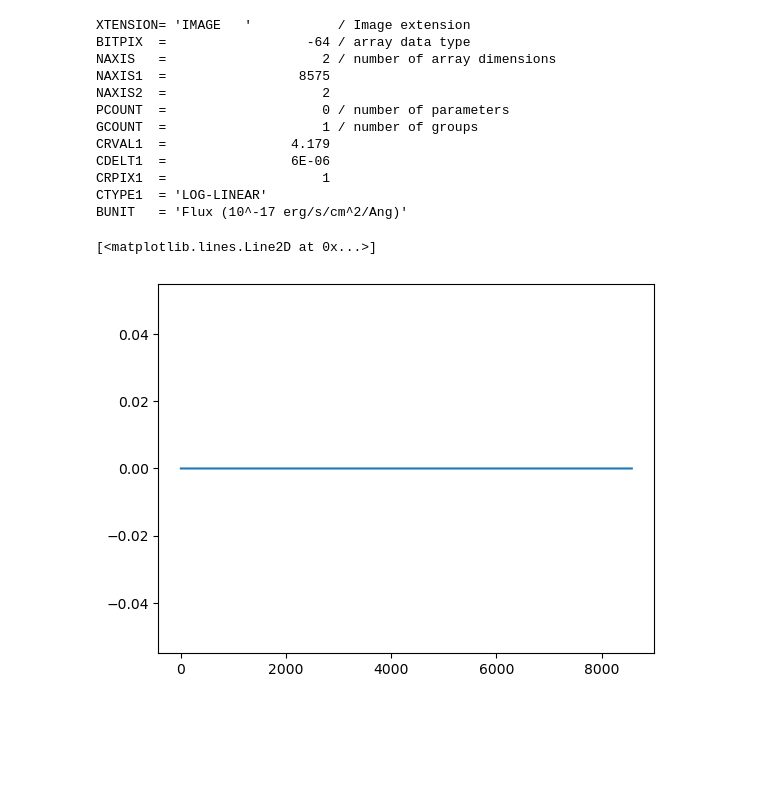
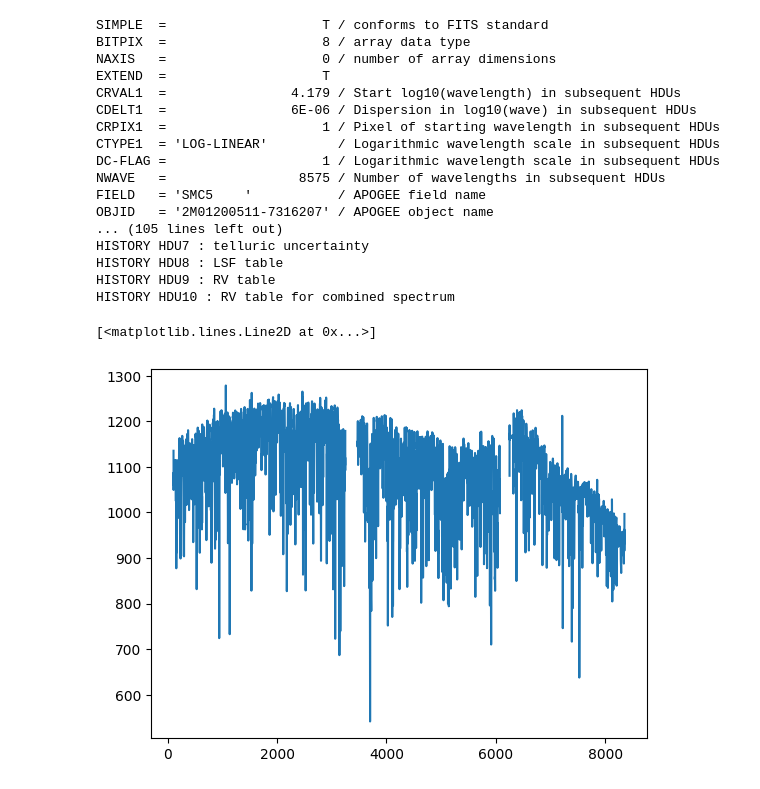
Before and after one commit to bornofthesea/synther, a Jupyter notebook: fits2txt/tests.ipynb, the cells around one changed output. Drawn from its saved outputs; the diff is of its cells as text; code cells hidden in the pictures; blank space fills up the shorter version.

```diff
--- a/fits2txt/tests.ipynb
+++ b/fits2txt/tests.ipynb
@@ -15,24 +15,29 @@ import math
 import os
 from matplotlib.ticker import (MultipleLocator, AutoMinorLocator)
 # %%
-file_path = '/home/morgan/PhD/Data/spectra/n6558/asStar-dr17-2M18101117-3144580.fits'
+file_path = '/home/morgan/PhD/Data/spectra/smc/asStar-dr17-2M01200511-7316207.fits'
 hdu = pyfits.open(file_path)
-hdu[1].header
+hdu[0].header
 # %% [output]
-XTENSION= 'IMAGE   '           / Image extension
-BITPIX  =                  -64 / array data type
-NAXIS   =                    2 / number of array dimensions
-NAXIS1  =                 8575
-NAXIS2  =                    2
-PCOUNT  =                    0 / number of parameters
-GCOUNT  =                    1 / number of groups
-CRVAL1  =                4.179
-CDELT1  =                6E-06
-CRPIX1  =                    1
-CTYPE1  = 'LOG-LINEAR'
-BUNIT   = 'Flux (10^-17 erg/s/cm^2/Ang)'
+SIMPLE  =                    T / conforms to FITS standard
+BITPIX  =                    8 / array data type
+NAXIS   =                    0 / number of array dimensions
+EXTEND  =                    T
+CRVAL1  =                4.179 / Start log10(wavelength) in subsequent HDUs
+CDELT1  =                6E-06 / Dispersion in log10(wave) in subsequent HDUs
+CRPIX1  =                    1 / Pixel of starting wavelength in subsequent HDUs
+CTYPE1  = 'LOG-LINEAR'         / Logarithmic wavelength scale in subsequent HDUs
+DC-FLAG =                    1 / Logarithmic wavelength scale in subsequent HDUs
+NWAVE   =                 8575 / Number of wavelengths in subsequent HDUs
+FIELD   = 'SMC5    '           / APOGEE field name
+OBJID   = '2M01200511-7316207' / APOGEE object name
+... (105 lines left out)
+HISTORY HDU7 : telluric uncertainty
+HISTORY HDU8 : LSF table
+HISTORY HDU9 : RV table
+HISTORY HDU10 : RV table for combined spectrum
 # %%
-plt.plot(hdu[6].data[0])
+plt.plot(hdu[1].data[0])
 # %% [output]
 [<matplotlib.lines.Line2D at 0x...>]
-[figure, old version]
+[figure, new version]
```
Also changed, not shown: 43 other files.
